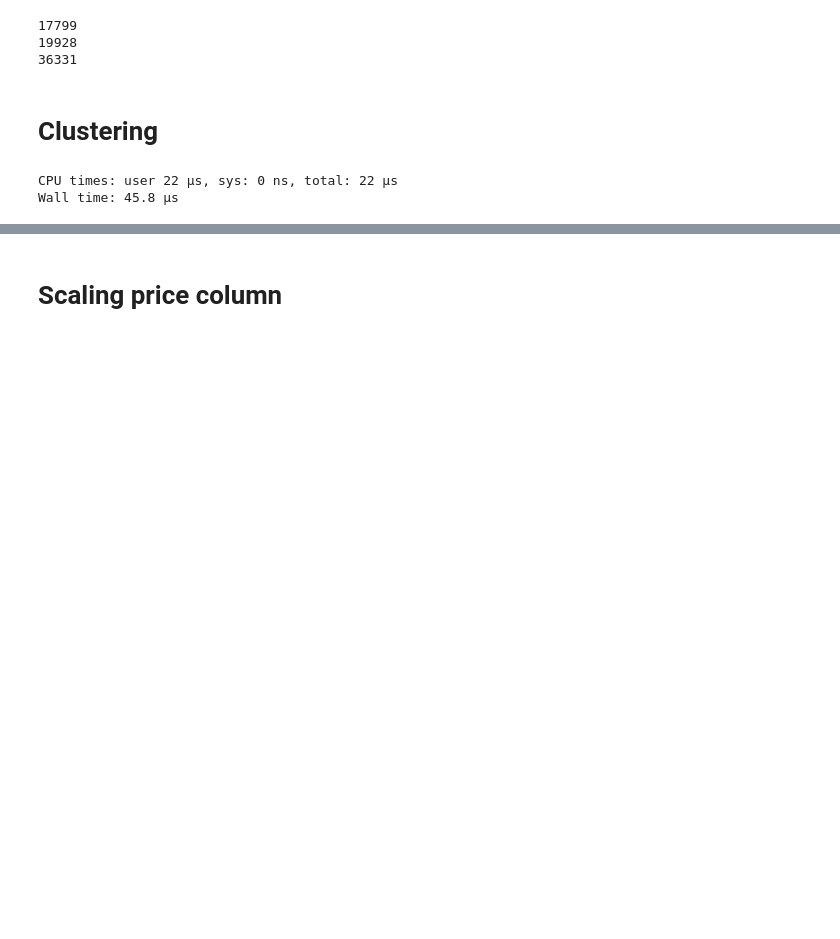
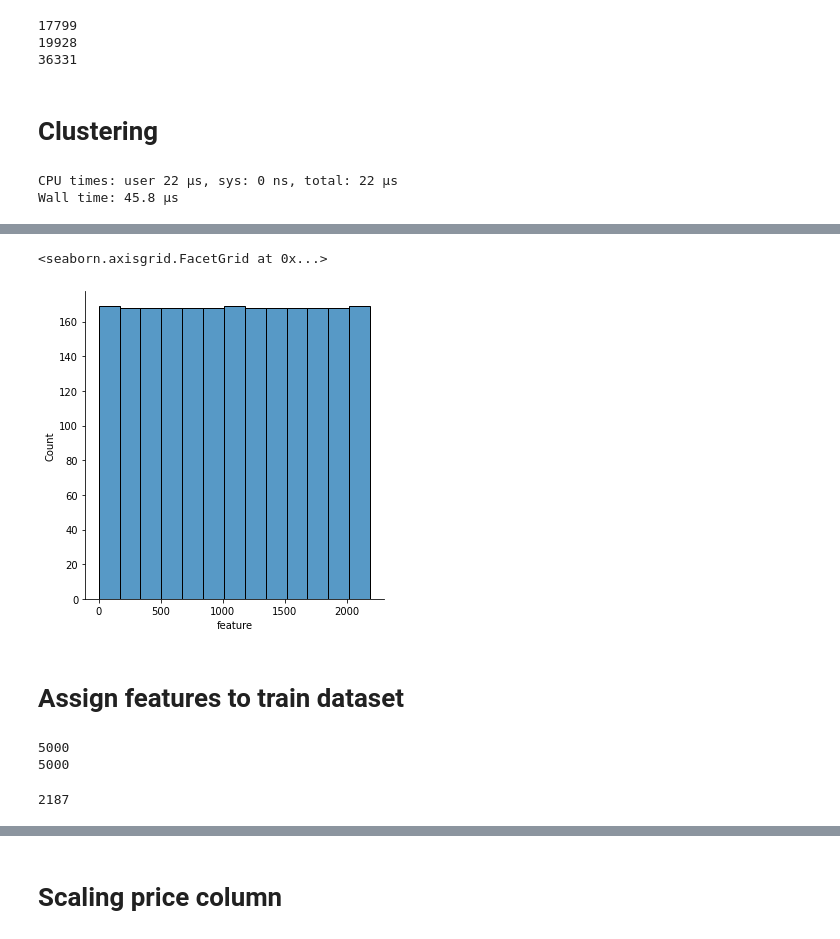
Before and after one commit to shmulvad/sg-car-mart-recommendation-engine, a Jupyter notebook: experiment.ipynb, the cells around one changed output, grey strips where cells are left out. Saved outputs shown, nothing was run; the diff lists cells and outputs as text; code cells hidden in the pictures; blank space fills up the shorter version.

```diff
--- a/experiment.ipynb
+++ b/experiment.ipynb
@@ -187,0 +221,2 @@ with open("task1/data/feature_simi_final.jsonl", "w") as out_f:
+# %%
+freq_df = pd.DataFrame({"feature": range(len(feature_instances_list)), "frequency": feature_instances_list})
@@ -187,0 +233,7 @@ with open("task1/data/feature_simi_final.jsonl", "w") as out_f:
+# %%
+sns.displot(data=freq_df, x="feature")
+# %% [output]
+<seaborn.axisgrid.FacetGrid at 0x...>
+[figure, added]
+# %% [markdown]
+# Assign features to train dataset
@@ -187,0 +243,12 @@ with open("task1/data/feature_simi_final.jsonl", "w") as out_f:
+# %%
+test_df = pd.read_csv("task1/data/test.csv")
+
+features_series = test_df.features#train_df.features
+accessories_series = test_df.accessories#train_df.accessories
+
+print(len(features_series))
+print(len(accessories_series))
+len_ = len(accessories_series)
+# %% [output]
+5000
+5000
@@ -187,0 +257,12 @@ with open("task1/data/feature_simi_final.jsonl", "w") as out_f:
+# %%
+feature_dict = {}
+with open(input_file, "r") as in_f:
+    for line in in_f:
+        dict_obj = json.loads(line)
+
+        for key in dict_obj.keys():
+            feature_dict[key] = dict_obj[key]
+
+print(len(feature_dict))
+# %% [output]
+2187
```
Also changed, not shown: parts of 29 cells of this notebook.
